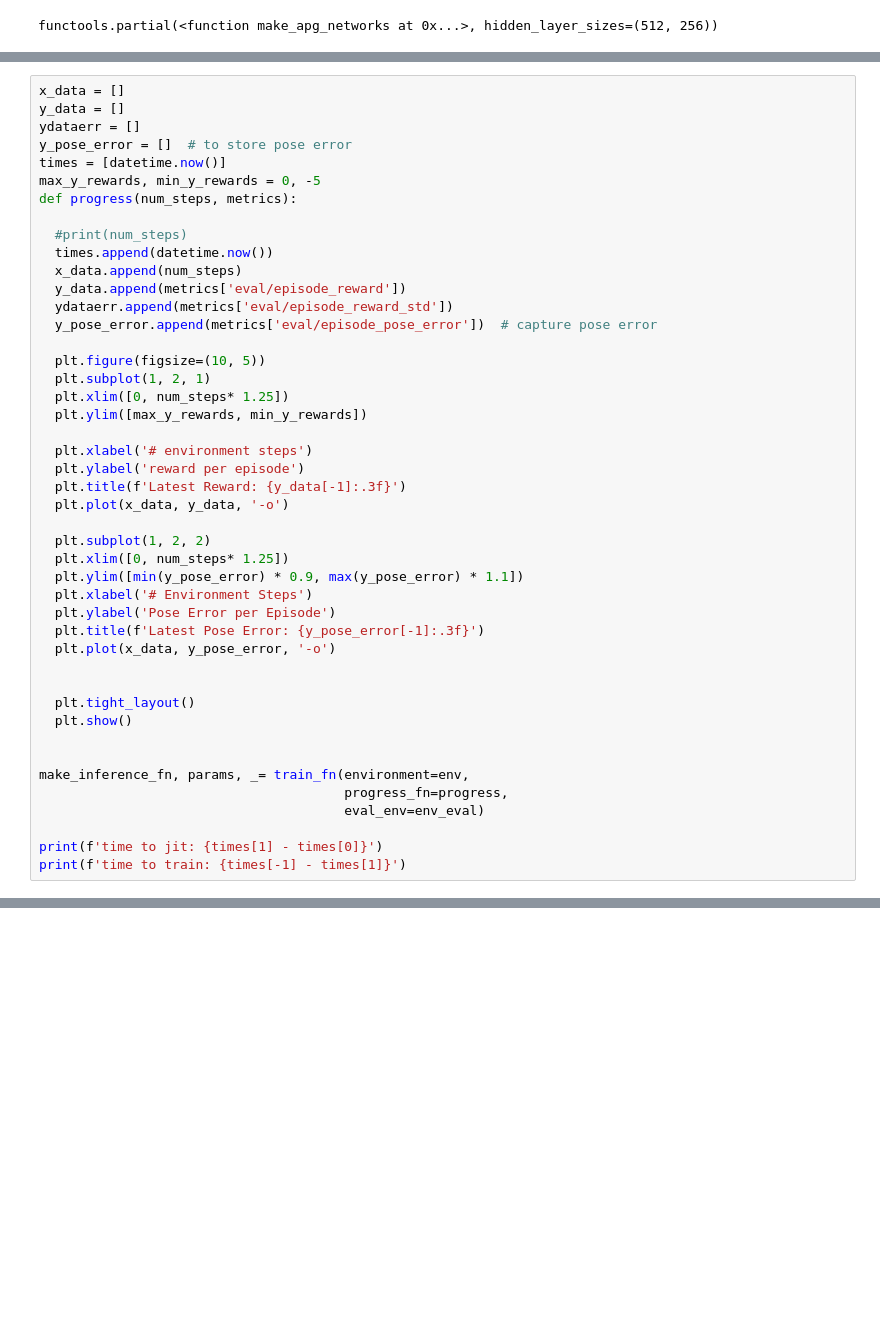
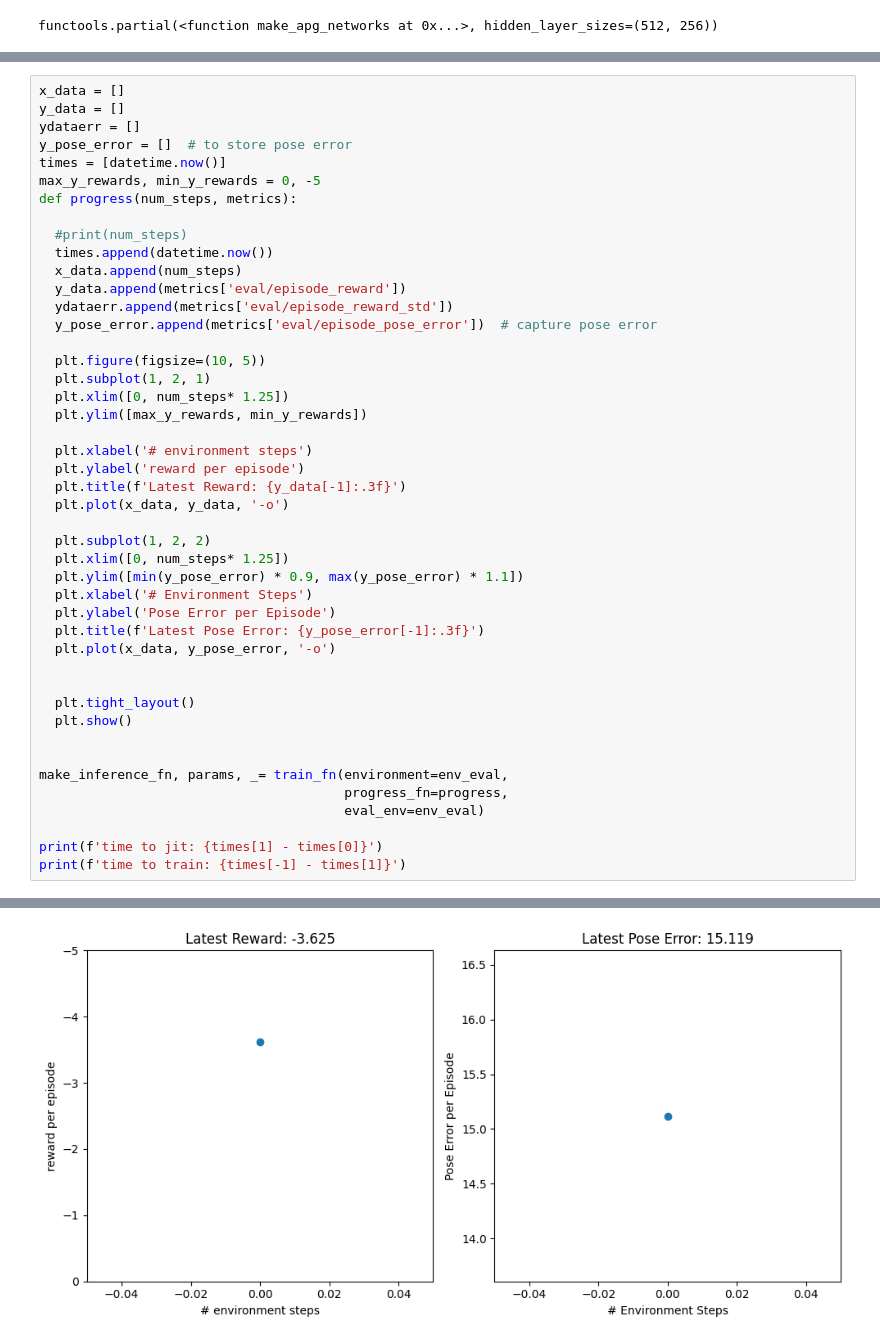
Before and after one commit to Galleta12/Physics-Based-RL, a Jupyter notebook: apg_testplease.ipynb, the cells around one changed output, grey strips where cells are left out. Cells and saved outputs as stored; diff of their text form; blank space fills up the shorter version.

```diff
--- a/apg_testplease.ipynb
+++ b/apg_testplease.ipynb
@@ -197,7 +199,7 @@ def progress(num_steps, metrics):
   plt.show()
 
 
-make_inference_fn, params, _= train_fn(environment=env,
+make_inference_fn, params, _= train_fn(environment=env_eval,
                                        progress_fn=progress,
                                        eval_env=env_eval)
 
@@ -210,0 +209 @@ It may be possible to avoid the invalid value by removing the `jit` decorator, a
+[figure, added]
```
Also changed, not shown: parts of 3 cells of this notebook, 5 other files.
